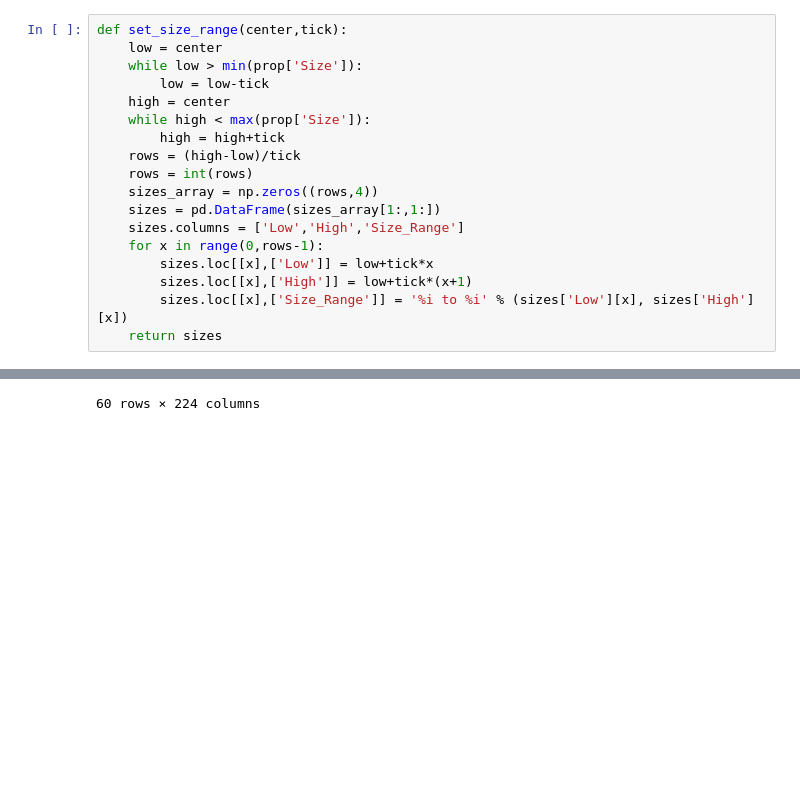
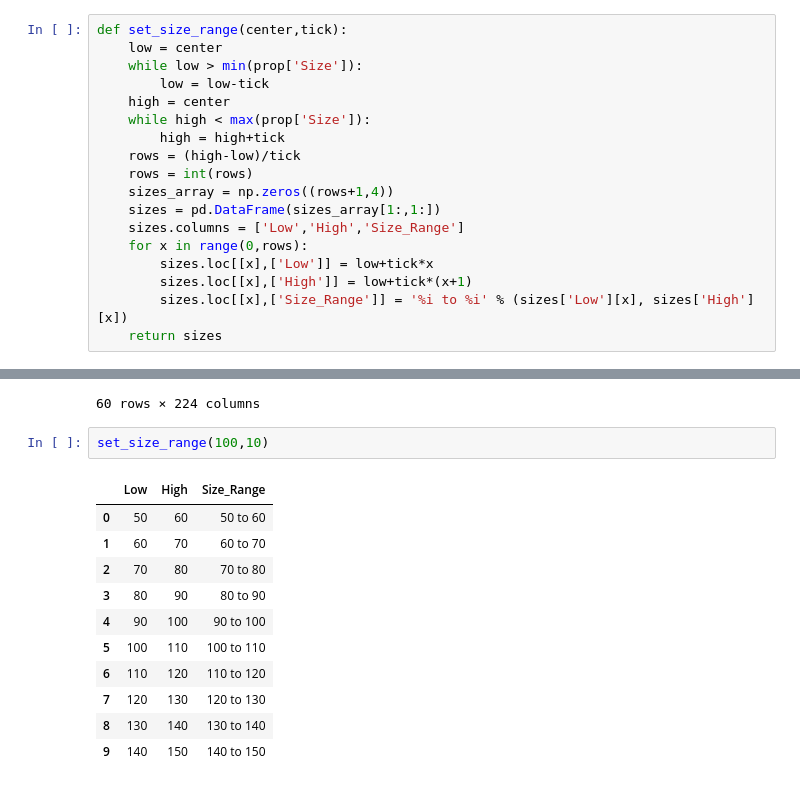
Before and after one commit to ccurtis7/brain_diffusion, a Jupyter notebook: test_notebooks/Rick.ipynb, the cells around one changed output, grey strips where cells are left out. Cells and saved outputs as stored; diff of their text form; blank space fills up the shorter version.

```diff
--- a/test_notebooks/Rick.ipynb
+++ b/test_notebooks/Rick.ipynb
@@ -37,10 +37,10 @@ def set_size_range(center,tick):
         high = high+tick
     rows = (high-low)/tick
     rows = int(rows)
-    sizes_array = np.zeros((rows,4))
+    sizes_array = np.zeros((rows+1,4))
     sizes = pd.DataFrame(sizes_array[1:,1:])
     sizes.columns = ['Low','High','Size_Range']
-    for x in range(0,rows-1):
+    for x in range(0,rows):
         sizes.loc[[x],['Low']] = low+tick*x
         sizes.loc[[x],['High']] = low+tick*(x+1)
         sizes.loc[[x],['Size_Range']] = '%i to %i' % (sizes['Low'][x], sizes['High'][x])
@@ -81,3 +81,17 @@ working_data(100,10,5)
 | PLGA58k UP | 1-92-17 | 58k | UP | No | 86.000000 | 3.800000 | -26.400000 | 1.700000 | 0.130000 | ... |
 | PLGA58k UP | 1-92-17 | 58k | UP | No | 86.000000 | 3.800000 | -26.400000 | 1.700000 | 0.130000 | ... |
 60 rows × 224 columns
+# %%
+set_size_range(100,10)
+# %% [output]
+|  | Low | High | Size_Range |
+| 0 | 50 | 60 | 50 to 60 |
+| 1 | 60 | 70 | 60 to 70 |
+| 2 | 70 | 80 | 70 to 80 |
+| 3 | 80 | 90 | 80 to 90 |
+| 4 | 90 | 100 | 90 to 100 |
+| 5 | 100 | 110 | 100 to 110 |
+| 6 | 110 | 120 | 110 to 120 |
+| 7 | 120 | 130 | 120 to 130 |
+| 8 | 130 | 140 | 130 to 140 |
+| 9 | 140 | 150 | 140 to 150 |
```
Also changed, not shown: 1 other file.
